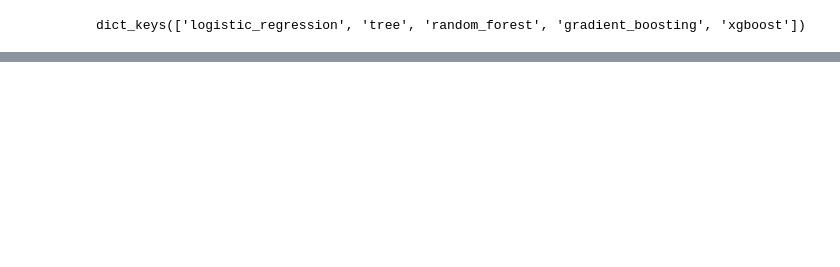
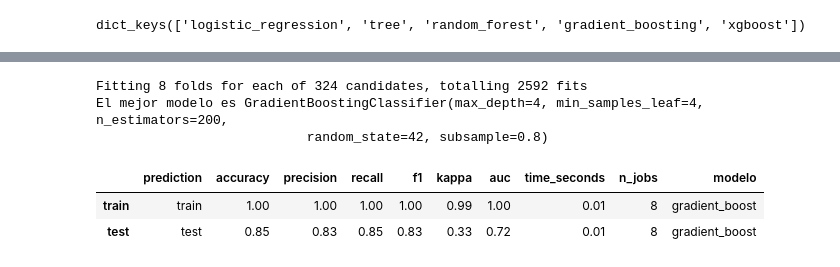
Before and after one commit to joseluisalmendral/Proyecto8_Clasificacion, a Jupyter notebook: notebooks/iteracion1/4_predicciones.ipynb, the cells around one changed output, grey strips where cells are left out. Drawn from its saved outputs; the diff is of its cells as text; code cells hidden in the pictures; blank space fills up the shorter version.

```diff
--- a/notebooks/iteracion1/4_predicciones.ipynb
+++ b/notebooks/iteracion1/4_predicciones.ipynb
@@ -91,0 +112,12 @@ El mejor modelo es DecisionTreeClassifier(max_depth=3, min_samples_leaf=4, rando
+# %%
+df_gradient_boosting = models_asistant.ajustar_modelo("gradient_boosting", param_grid=default_params["gradient_boosting"])
+df_gradient_boosting = models_asistant.calcular_metricas("gradient_boosting")
+df_gradient_boosting["modelo"] = "gradient_boost"
+df_gradient_boosting
+# %% [output]
+Fitting 8 folds for each of 324 candidates, totalling 2592 fits
+El mejor modelo es GradientBoostingClassifier(max_depth=4, min_samples_leaf=4, n_estimators=200,
+                           random_state=42, subsample=0.8)
+|  | prediction | accuracy | precision | recall | f1 | kappa | auc | time_seconds | n_jobs | modelo |
+| train | train | 1.00 | 1.00 | 1.00 | 1.00 | 0.99 | 1.00 | 0.01 | 8 | gradient_boost |
+| test | test | 0.85 | 0.83 | 0.85 | 0.83 | 0.33 | 0.72 | 0.01 | 8 | gradient_boost |
```
Also changed, not shown: parts of 17 cells of this notebook, 1 other file.
